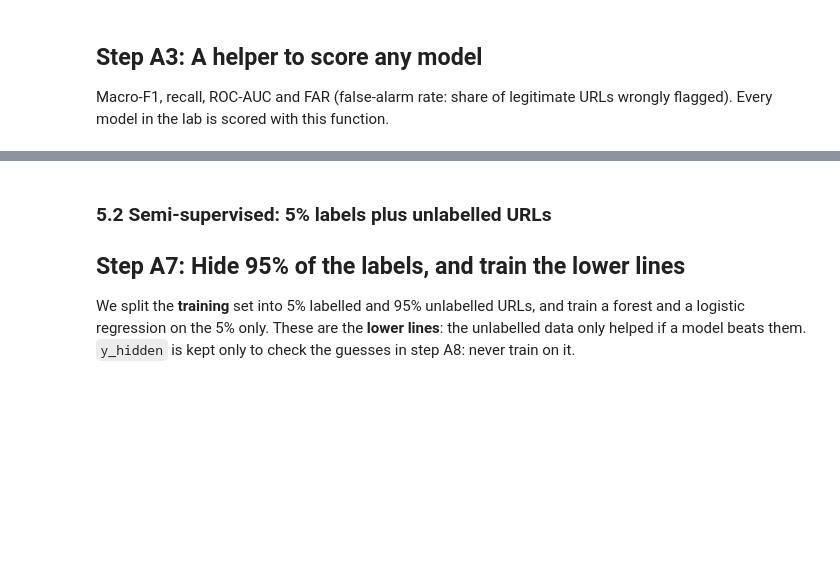
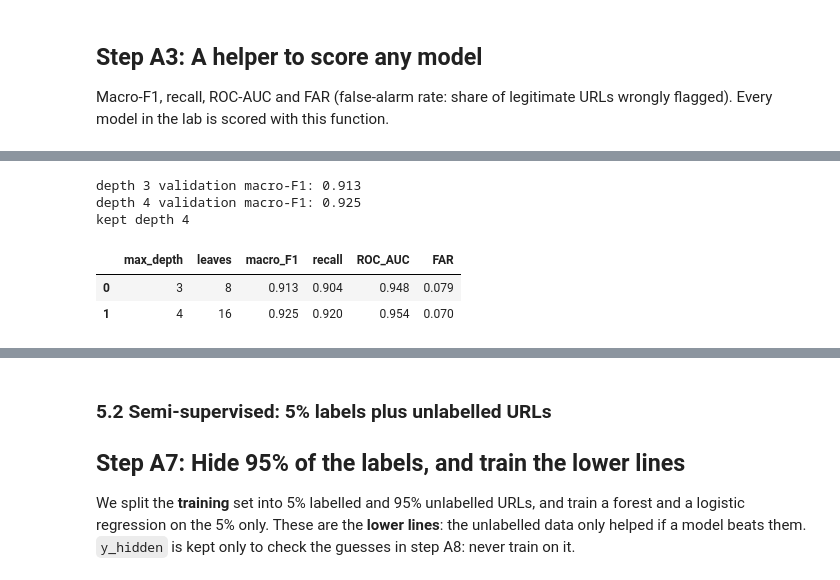
Before and after one commit to steve-nt/AI-for-Cybersecurity-Lab4.1, a Jupyter notebook: lab4_1_explaining_phishing_detectors.ipynb, the cells around one changed output, grey strips where cells are left out. Cells and saved outputs as stored; diff of their text form; code cells hidden in the pictures; blank space fills up the shorter version.

```diff
--- a/lab4_1_explaining_phishing_detectors.ipynb
+++ b/lab4_1_explaining_phishing_detectors.ipynb
@@ -136,0 +150,27 @@ def report(model, X, y):
+# %%
+# STEP A4
+from sklearn.tree import DecisionTreeClassifier, export_text
+
+best_score, tree = -1, None
+depth_scores = []                                  # both depths, for the report
+for depth in [3, 4]:
+    t = DecisionTreeClassifier(max_depth=depth, random_state=42)
+    t.fit(X_train, y_train)
+    scores = report(t, X_val, y_val)
+    score = scores["macro_F1"]                     # choose on VALIDATION
+    print("depth", depth, "validation macro-F1:", round(score, 3))
+    depth_scores.append({"max_depth": depth, "leaves": t.get_n_leaves(), **scores})
+    if score > best_score:
+        best_score, tree = score, t
+print("kept depth", tree.get_depth())
+
+depth_scores = pd.DataFrame(depth_scores)
+depth_scores.to_csv("results/tables/A4_tree_depth.csv", index=False)
+depth_scores
+# %% [output]
+depth 3 validation macro-F1: 0.913
+depth 4 validation macro-F1: 0.925
+kept depth 4
+|  | max_depth | leaves | macro_F1 | recall | ROC_AUC | FAR |
+| 0 | 3 | 8 | 0.913 | 0.904 | 0.948 | 0.079 |
+| 1 | 4 | 16 | 0.925 | 0.920 | 0.954 | 0.070 |
```
Also changed, not shown: parts of 22 cells of this notebook, 12 other files.
